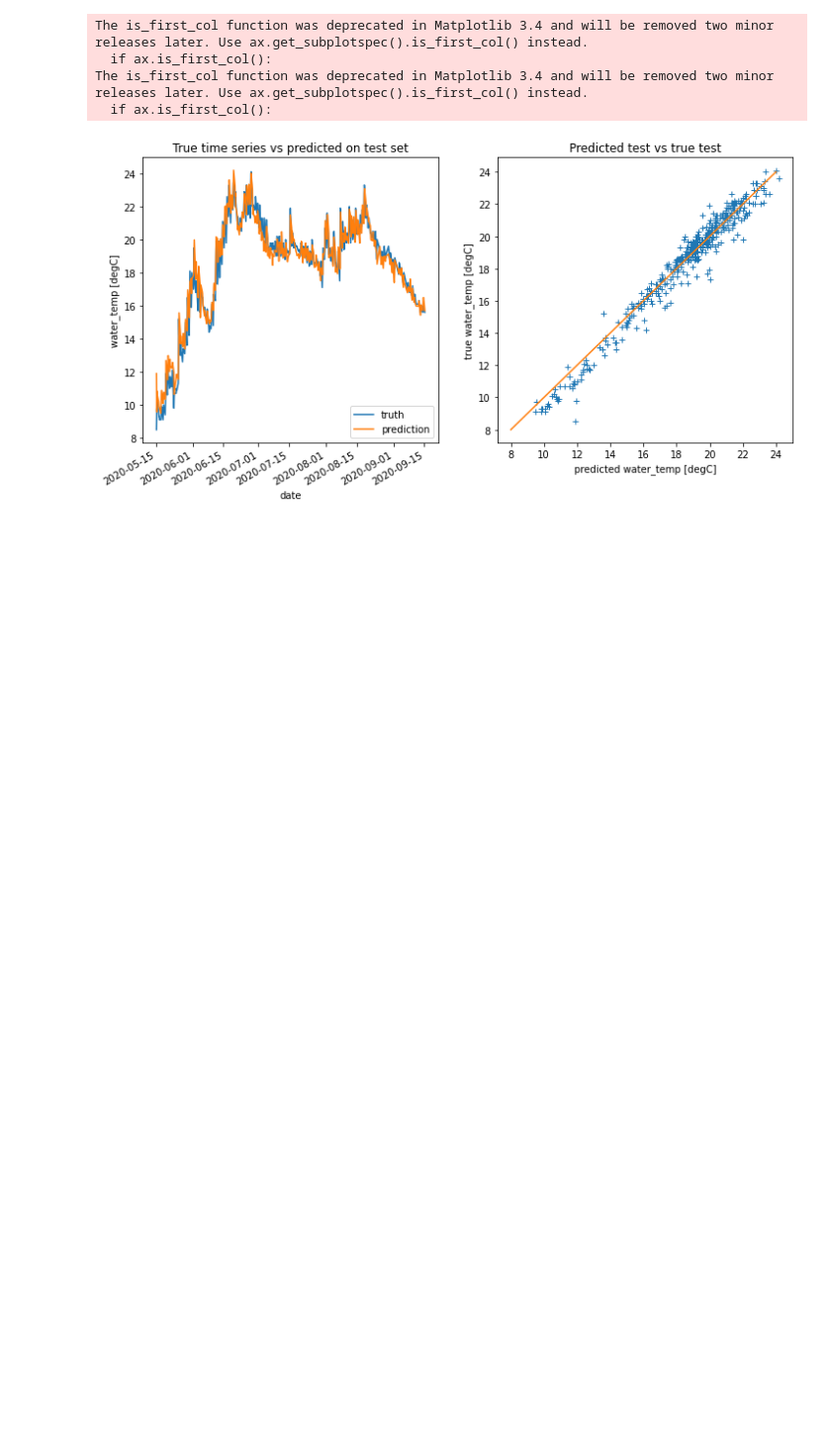
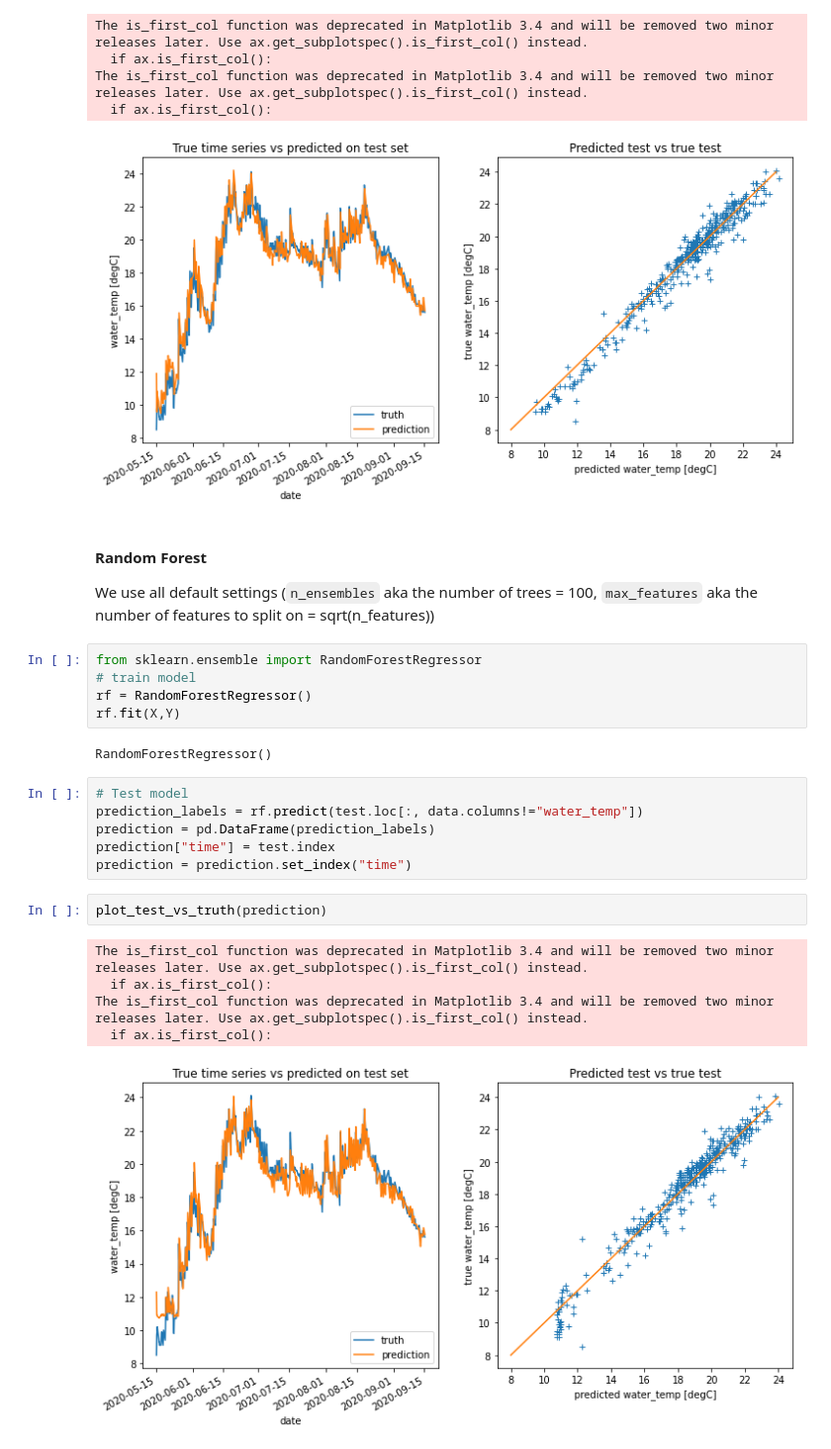
Before and after one commit to FlorianBeiser/havvarsel-data-driven-pred, a Jupyter notebook: DataAnalyser.ipynb, the cells around one changed output. Shown at 99% size. Drawn from its saved outputs; the diff is of its cells as text; blank space fills up the shorter version.

Commit message:
Data Analysis: random forest, xgboost

```diff
--- a/DataAnalyser.ipynb
+++ b/DataAnalyser.ipynb
@@ -176,3 +188,28 @@ The is_first_col function was deprecated in Matplotlib 3.4 and will be removed t
 The is_first_col function was deprecated in Matplotlib 3.4 and will be removed two minor releases later. Use ax.get_subplotspec().is_first_col() instead.
   if ax.is_first_col():
 [figure]
+# %% [markdown]
+#### Random Forest
+
+We use all default settings (`n_ensembles` aka the number of trees = 100, `max_features` aka the number of features to split on = sqrt(n_features))
+# %%
+from sklearn.ensemble import RandomForestRegressor
+# train model
+rf = RandomForestRegressor()
+rf.fit(X,Y)
+# %% [output]
+RandomForestRegressor()
+# %%
+# Test model
+prediction_labels = rf.predict(test.loc[:, data.columns!="water_temp"])
+prediction = pd.DataFrame(prediction_labels)
+prediction["time"] = test.index
+prediction = prediction.set_index("time")
+# %%
+plot_test_vs_truth(prediction)
+# %% [output]
+The is_first_col function was deprecated in Matplotlib 3.4 and will be removed two minor releases later. Use ax.get_subplotspec().is_first_col() instead.
+  if ax.is_first_col():
+The is_first_col function was deprecated in Matplotlib 3.4 and will be removed two minor releases later. Use ax.get_subplotspec().is_first_col() instead.
+  if ax.is_first_col():
+[figure, added]
```
Also changed, not shown: parts of 12 cells of this notebook, 2 other files.
